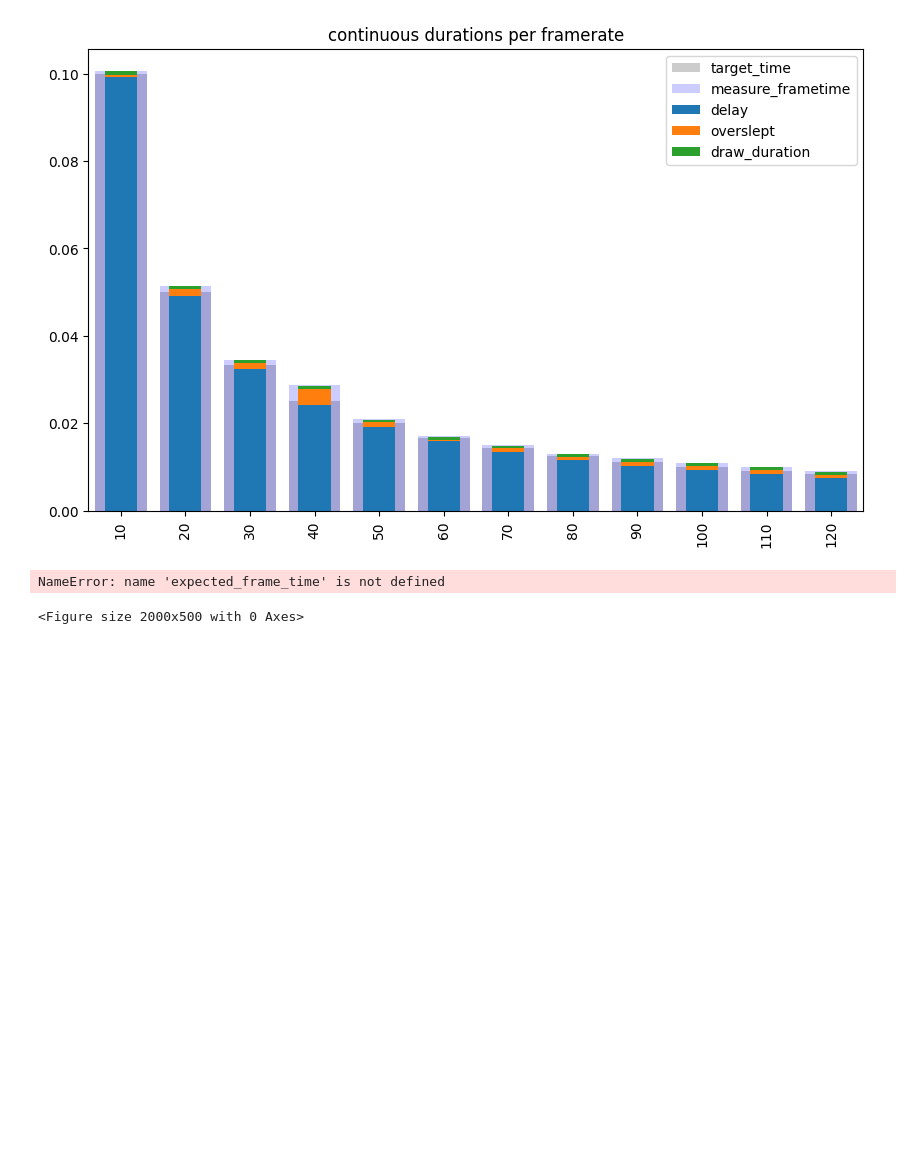
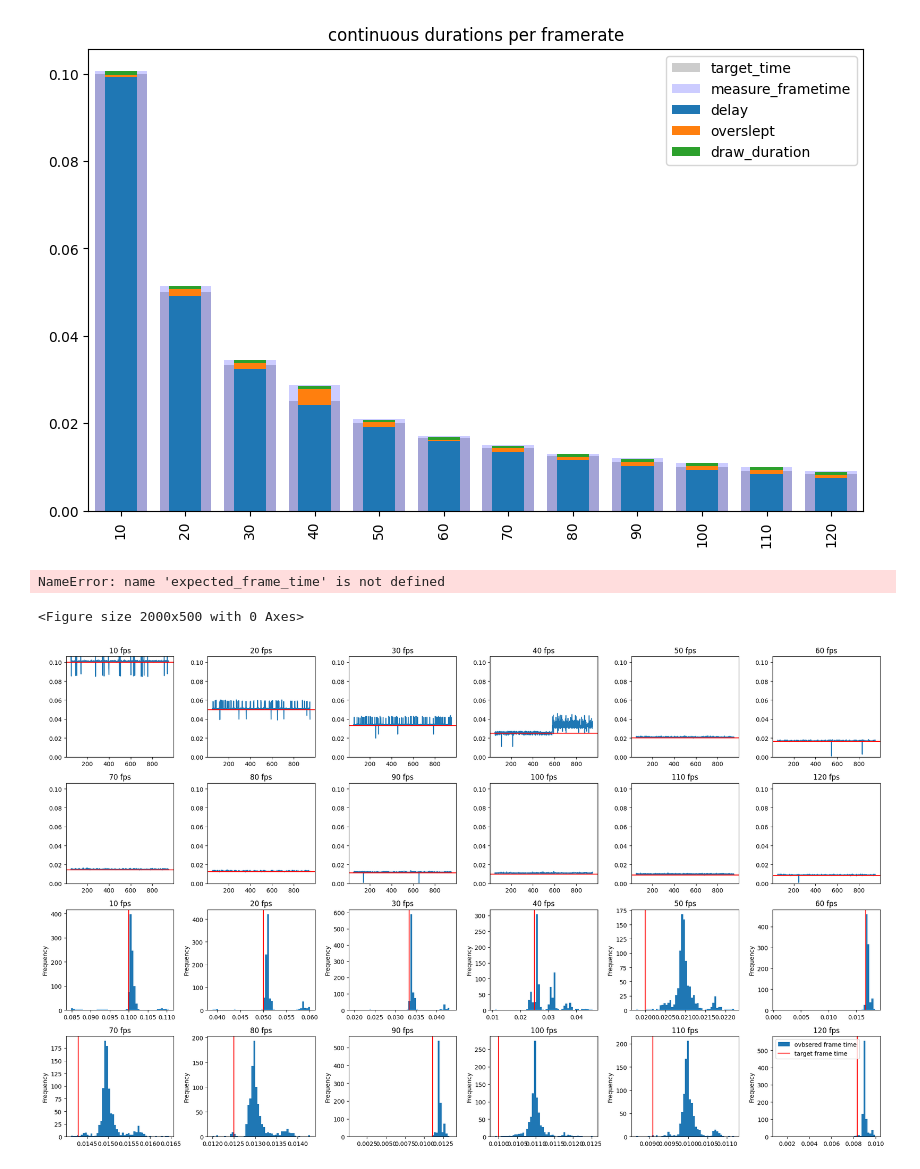
Before and after one commit to Vipitis/rendercanvas, a Jupyter notebook: profiling.ipynb, the cells around one changed output. Saved outputs shown, nothing was run; the diff lists cells and outputs as text; code cells hidden in the pictures; blank space fills up the shorter version.

```diff
--- a/profiling.ipynb
+++ b/profiling.ipynb
@@ -18,9 +18,11 @@ def read_data(rate) -> pd.DataFrame:
     return df
 # %%
 mean_df = pd.DataFrame(index=rates, columns=["start_cycle", "full_duration", "delay", "sleep_duration", "logic_duration", "draw_duration"])
+all_dfs = {}
 for rate in rates:
     rate_df = read_data(rate)
     mean_df.loc[rate] = rate_df[mean_df.columns].mean()
+    all_dfs[rate] = rate_df
 
 mean_df["target_time"] = 1.0 / mean_df.index
 mean_df["overslept"] = mean_df["sleep_duration"] - mean_df["delay"]
@@ -102,3 +104,28 @@ plt.show()
 # %% [output]
 NameError: name 'expected_frame_time' is not defined
 <Figure size 2000x500 with 0 Axes>
+# %%
+fig, axs = plt.subplots(4, 6, figsize=(20, 12))
+axes = axs.flatten()
+refresh_rate = 1.0 / 165.0
+
+for idx, (rate, df) in enumerate(all_dfs.items()):
+    line_ax = axes[idx]
+    hist_ax = axes[idx + 12]
+    expected_frametime = 1.0 / rate
+    # line
+    df["start_cycle"].plot(ax=line_ax, title=f"{rate} fps", label="observed frame time")
+    line_ax.axhline(expected_frametime, color="red")
+    line_ax.set_ylim(0, 0.1 + refresh_rate)
+
+    # hist
+    df["start_cycle"].plot.hist(bins=50, ax=hist_ax, title=f"{rate} fps", label="ovbsered frame time")
+    hist_ax.axvline(expected_frametime, color="red", label="target frame time")
+    # hist_ax.set_xlim(expected_frametime - refresh_rate, expected_frametime + refresh_rate)
+
+    # rate_ax.axhline(expected_frametime + refresh_rate, color="green", linestyle="--")
+plt.tight_layout()
+plt.legend()
+plt.show()
+# %% [output]
+[figure, added]
```
